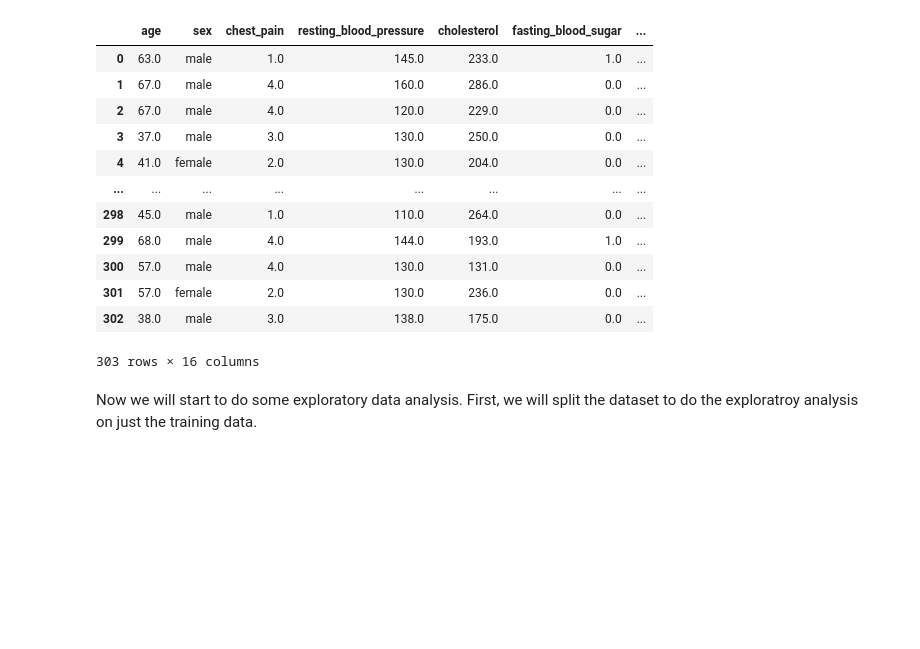
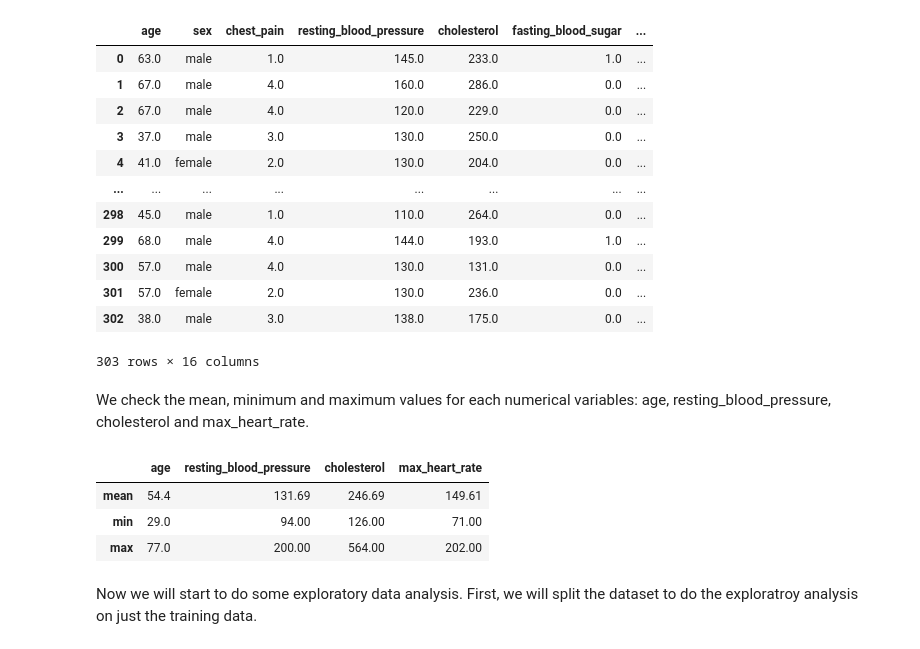
Before and after one commit to ytorigata/dsci-100-2022w2-group-22, a Jupyter notebook: docs/group_project_proposal.ipynb, the cells around one changed output. Saved outputs shown, nothing was run; the diff lists cells and outputs as text; code cells hidden in the pictures; blank space fills up the shorter version.

Commit message:
Added stats data for numerical variables

```diff
--- a/docs/group_project_proposal.ipynb
+++ b/docs/group_project_proposal.ipynb
@@ -144,6 +144,21 @@ heart_disease_data
 | 301 | 57.0 | female | 2.0 | 130.0 | 236.0 | 0.0 | ... |
 | 302 | 38.0 | male | 3.0 | 138.0 | 175.0 | 0.0 | ... |
 303 rows × 16 columns
+# %% [markdown]
+We check the mean, minimum and maximum values for each numerical variables: age, resting_blood_pressure, cholesterol and max_heart_rate.
+# %%
+age_stat = heart_disease_data.agg({'age': ['mean', 'min', 'max']}).round(decimals=1)
+rbp_stat = heart_disease_data.agg({'resting_blood_pressure': ['mean', 'min', 'max']}).round(decimals=2)
+chol_stat = heart_disease_data.agg({'cholesterol': ['mean', 'min', 'max']}).round(decimals=2)
+max_hr_stat = heart_disease_data.agg({'max_heart_rate': ['mean', 'min', 'max']}).round(decimals=2)
+
+num_stat = pd.concat([age_stat, rbp_stat, chol_stat, max_hr_stat], axis=1)
+num_stat
+# %% [output]
+|  | age | resting_blood_pressure | cholesterol | max_heart_rate |
+| mean | 54.4 | 131.69 | 246.69 | 149.61 |
+| min | 29.0 | 94.00 | 126.00 | 71.00 |
+| max | 77.0 | 200.00 | 564.00 | 202.00 |
 # %% [markdown]
 Now we will start to do some exploratory data analysis. First, we will split the dataset to do the exploratroy analysis on just the training data.
 # %%
```
